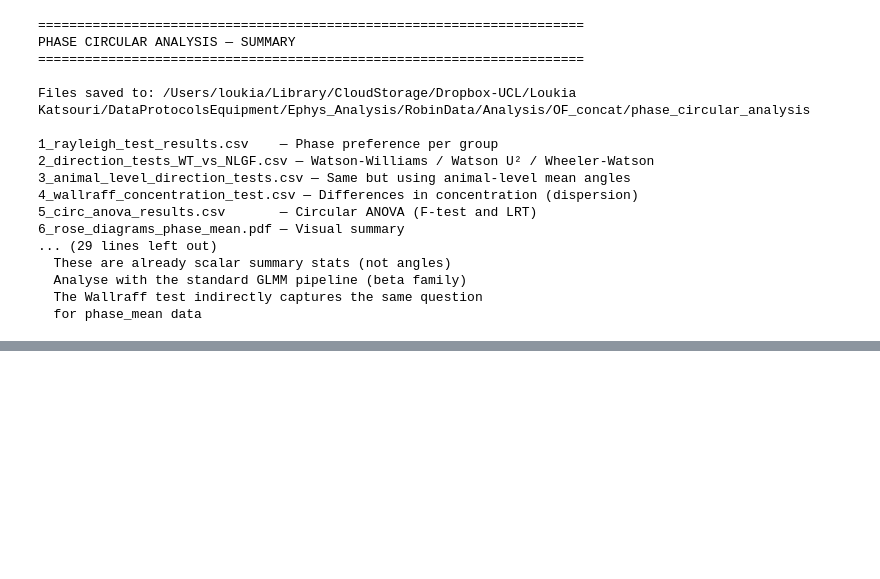
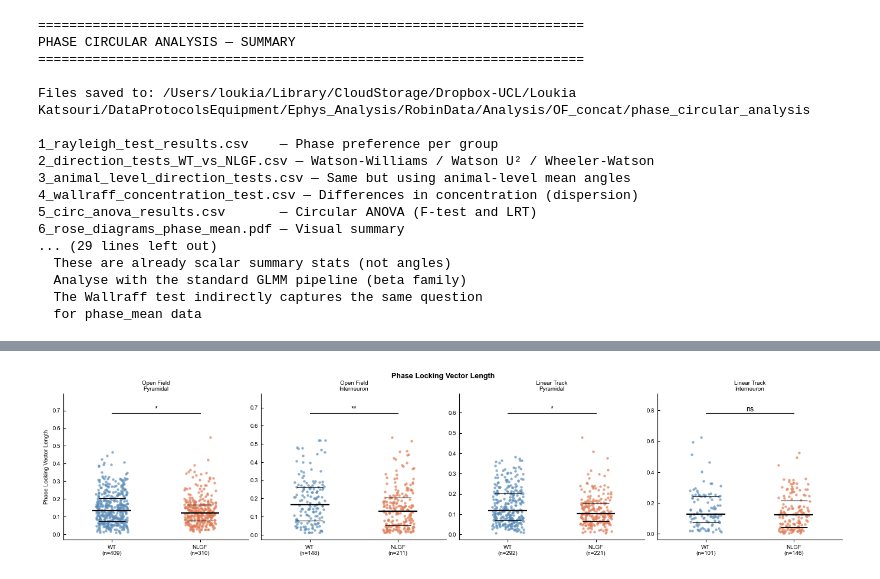
Before and after one commit to lkatsouri/NLGF_ephys_AXONA_data, a Jupyter notebook: ephys_phase_circular_analysis.ipynb, the cells around one changed output, grey strips where cells are left out. Cells and saved outputs as stored; diff of their text form; code cells hidden in the pictures; blank space fills up the shorter version.

```diff
--- a/ephys_phase_circular_analysis.ipynb
+++ b/ephys_phase_circular_analysis.ipynb
@@ -957,0 +1324,92 @@ Files saved to: /Users/loukia/Library/CloudStorage/Dropbox-UCL/Loukia Katsouri/D
+# %%
+import matplotlib as mpl
+mpl.rcParams.update({
+    "pdf.fonttype": 42, "ps.fonttype": 42,
+    "font.family": "Arial", "font.size": 8,
+    "axes.linewidth": 0.8,
+})
+
+_rng = np.random.default_rng(77)
+
+for col, label in SCALAR_METRICS.items():
+    if col not in scalar_results:
+        continue
+
+    df_mwu_col = scalar_results[col]['mwu']
+    cell_mwu   = df_mwu_col[df_mwu_col['level'] == 'cell'].set_index(
+        ['environment', 'cell_type']
+    )
+
+    n_panels = len(ENVIRONMENTS) * len(CELL_TYPES)
+    fig, axes = plt.subplots(1, n_panels, figsize=(3.4 * n_panels, 3.2))
+    if n_panels == 1:
+        axes = [axes]
+
+    fig.suptitle(label, fontsize=9, fontweight='bold')
+
+    ax_i = 0
+    for env in ENVIRONMENTS:
+        for ct in CELL_TYPES:
+            ax = axes[ax_i]; ax_i += 1
+
+            vals = {g: get_scalar(df, env, ct, g, col) for g in GENOTYPES}
+            genos = [g for g in GENOTYPES if len(vals[g]) >= 3]
+
+            if len(genos) >= 3:
+                parts = ax.violinplot(
+                    [vals[g] for g in genos],
+                    positions=list(range(len(genos))),
+                    showmedians=False, showextrema=False, widths=0.7,
+                )
+                for i_v, pc in enumerate(parts['bodies']):
+                    pc.set_facecolor(GENO_COLORS.get(genos[i_v], '#aaaaaa'))
+                    pc.set_alpha(0.40)
+                    pc.set_edgecolor('none')
+
+            for xi, g in enumerate(genos):
+                q1  = np.nanpercentile(vals[g], 25)
+                med = np.nanmedian(vals[g])
+                q3  = np.nanpercentile(vals[g], 75)
+                ax.hlines([q1, q3], xi - 0.15, xi + 0.15,
+                          colors='black', linewidth=0.8, zorder=7)
+                ax.hlines(med, xi - 0.22, xi + 0.22,
+                          colors='black', linewidth=1.6, zorder=6)
+                jitter = _rng.uniform(-0.18, 0.18, size=len(vals[g]))
+                ax.scatter(xi + jitter, vals[g],
+                           color=GENO_COLORS.get(g, '#aaaaaa'),
+                           s=10, alpha=0.7, zorder=5, linewidths=0)
+
+            # MWU bracket
+            if len(genos) == 2 and (env, ct) in cell_mwu.index:
+                p   = cell_mwu.loc[(env, ct), 'p_fdr_bh']
+                sig = sig_label(p)
+                all_v = np.concatenate([vals[g] for g in genos])
+                y_top = np.nanmax(all_v)
+                y_rng = (np.nanmax(all_v) - np.nanmin(all_v)) or 1.0
+                bar_y = y_top + 0.25 * y_rng
+                ax.plot([0, 0, 1, 1], [bar_y, bar_y, bar_y, bar_y],
+                        color='black', lw=0.8)
+                ax.text(0.5, bar_y, sig,
+                        ha='center', va='bottom', fontsize=9)
+                y_lo, y_hi = ax.get_ylim()
+                ax.set_ylim(y_lo, max(y_hi, bar_y + 0.2 * y_rng))
+
+            ax.set_xticks(range(len(genos)))
+            ax.set_xticklabels([f"{g}\n(n={len(vals[g])})" for g in genos], fontsize=7)
+            ax.set_xlim(-0.55, len(genos) - 0.45)
+            ax.set_title(f"{env.replace('_',' ').title()}\n{ct}", fontsize=7, pad=4)
+            ax.set_ylabel(label if ax_i == 1 else '', fontsize=7)
+            ax.spines['top'].set_visible(False)
+            ax.spines['right'].set_visible(False)
+            ax.tick_params(axis='y', width=0.8, length=3, direction='in', labelsize=7)
+            ax.tick_params(axis='x', width=0.8, length=3)
+
+    plt.tight_layout(pad=0.3)
+    safe = col.replace('_', '')
+    out_path = OUTPUT_DIR / f'9_{safe}_violins.pdf'
+    fig.savefig(out_path, bbox_inches='tight')
+    plt.show()
+    plt.close(fig)
+    print(f"✅ Saved: {out_path.name}")
+# %% [output]
+[figure, added]
```
Also changed, not shown: parts of 7 cells of this notebook, 4 other files.
